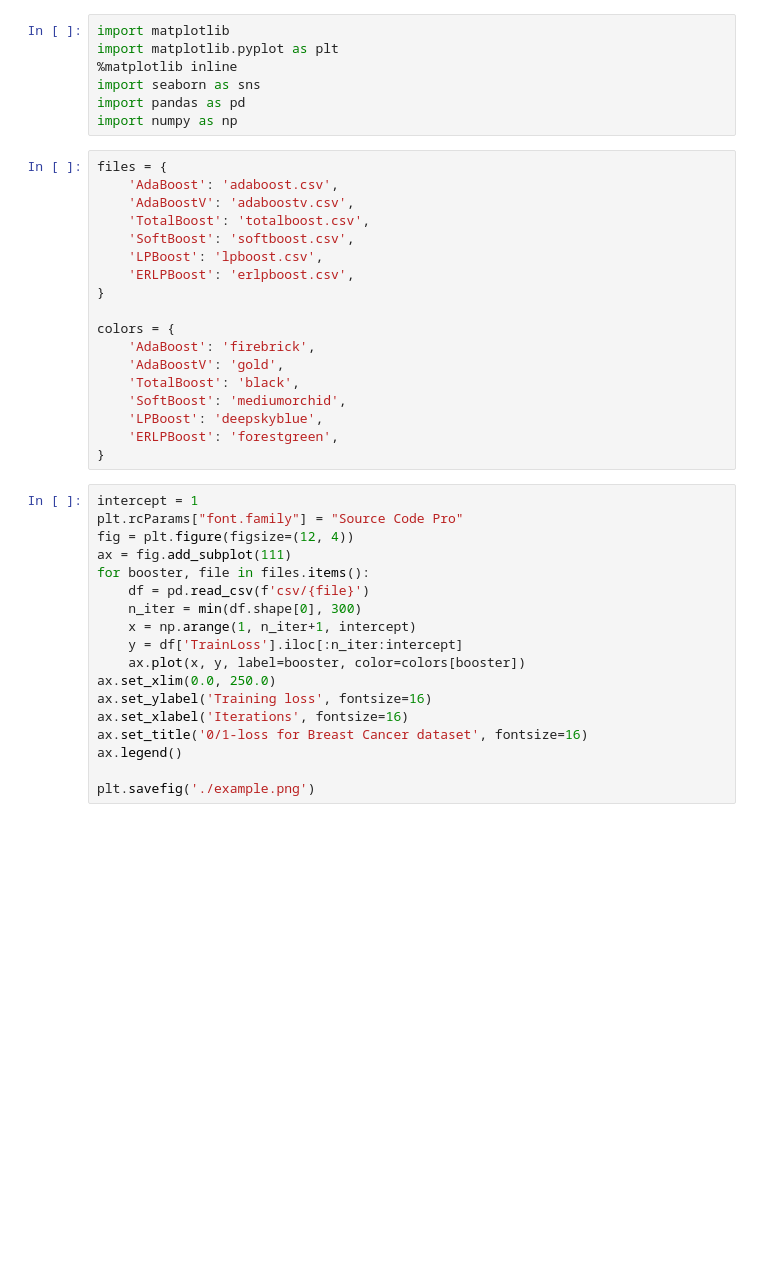
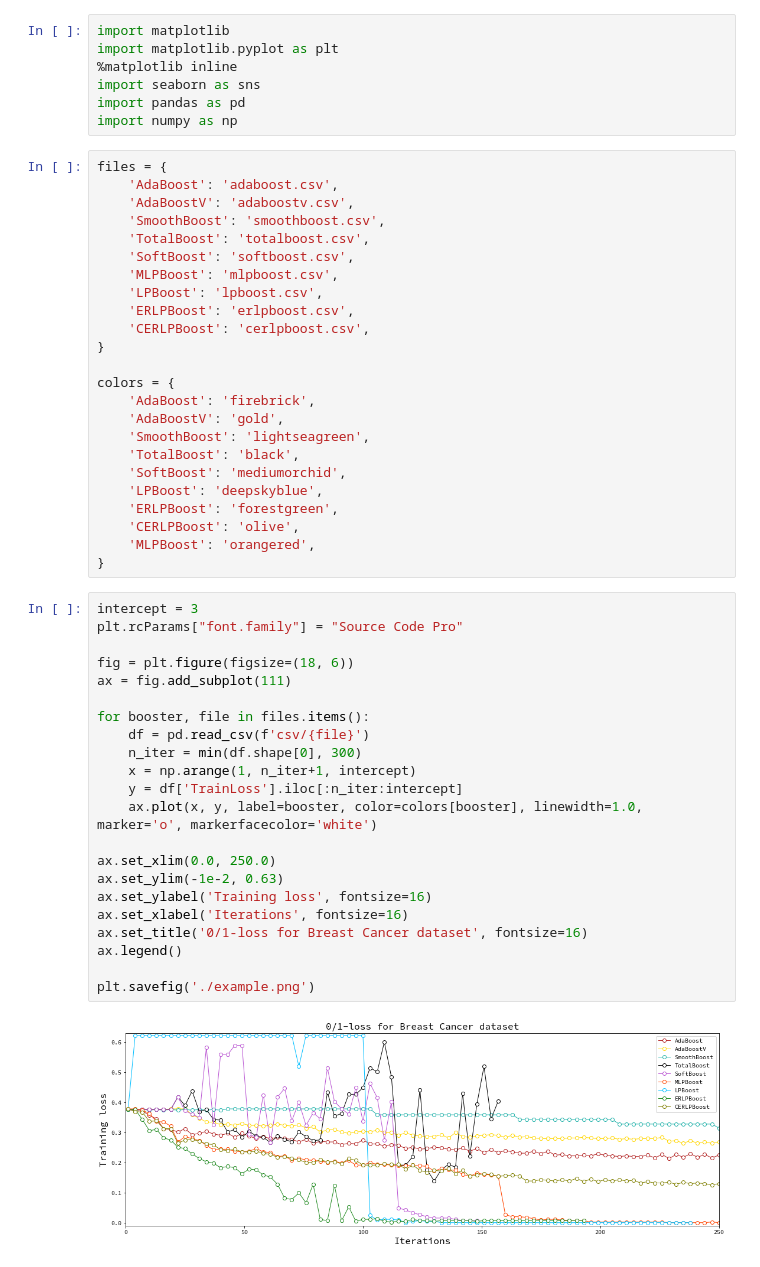
Before and after one commit to rmitsuboshi/miniboosts, a Jupyter notebook: img/DepictExample.ipynb, the cells around one changed output. Drawn from its saved outputs; the diff is of its cells as text; blank space fills up the shorter version.

Commit message:
Add some plots; SmoothBoost, Corrective ERLPBoost, MLPBoost

```diff
--- a/img/DepictExample.ipynb
+++ b/img/DepictExample.ipynb
@@ -9,35 +9,47 @@ import numpy as np
 files = {
     'AdaBoost': 'adaboost.csv',
     'AdaBoostV': 'adaboostv.csv',
+    'SmoothBoost': 'smoothboost.csv',
     'TotalBoost': 'totalboost.csv',
     'SoftBoost': 'softboost.csv',
+    'MLPBoost': 'mlpboost.csv',
     'LPBoost': 'lpboost.csv',
     'ERLPBoost': 'erlpboost.csv',
+    'CERLPBoost': 'cerlpboost.csv',
 }
 
 colors = {
     'AdaBoost': 'firebrick',
     'AdaBoostV': 'gold',
+    'SmoothBoost': 'lightseagreen',
     'TotalBoost': 'black',
     'SoftBoost': 'mediumorchid',
     'LPBoost': 'deepskyblue',
     'ERLPBoost': 'forestgreen',
+    'CERLPBoost': 'olive',
+    'MLPBoost': 'orangered',
 }
 # %%
-intercept = 1
+intercept = 3
 plt.rcParams["font.family"] = "Source Code Pro"
-fig = plt.figure(figsize=(12, 4))
+
+fig = plt.figure(figsize=(18, 6))
 ax = fig.add_subplot(111)
+
 for booster, file in files.items():
     df = pd.read_csv(f'csv/{file}')
     n_iter = min(df.shape[0], 300)
     x = np.arange(1, n_iter+1, intercept)
     y = df['TrainLoss'].iloc[:n_iter:intercept]
-    ax.plot(x, y, label=booster, color=colors[booster])
+    ax.plot(x, y, label=booster, color=colors[booster], linewidth=1.0, marker='o', markerfacecolor='white')
+
 ax.set_xlim(0.0, 250.0)
+ax.set_ylim(-1e-2, 0.63)
 ax.set_ylabel('Training loss', fontsize=16)
 ax.set_xlabel('Iterations', fontsize=16)
 ax.set_title('0/1-loss for Breast Cancer dataset', fontsize=16)
 ax.legend()
 
 plt.savefig('./example.png')
+# %% [output]
+[figure, added]
```
Also changed, not shown: 2 other files.
